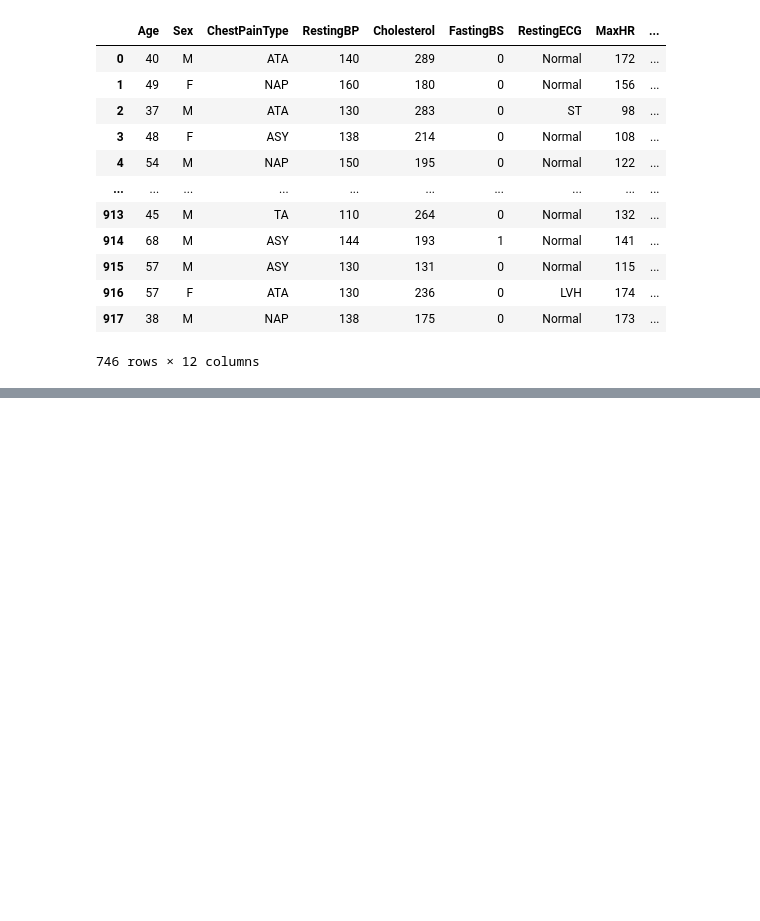
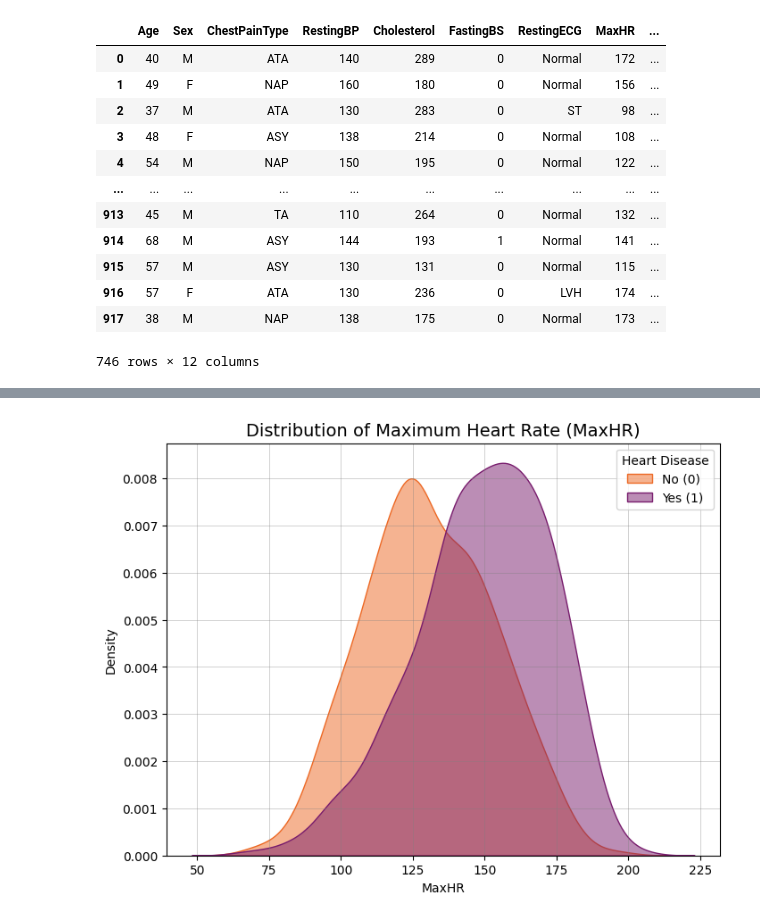
Before and after one commit to Scoochgames/heart-failure-prediction-analysis-with-python-final, a Jupyter notebook: Final_Project_Data_Analysis_in_Python.ipynb, the cells around one changed output, grey strips where cells are left out. Cells and saved outputs as stored; diff of their text form; code cells hidden in the pictures; blank space fills up the shorter version.

```diff
--- a/Final_Project_Data_Analysis_in_Python.ipynb
+++ b/Final_Project_Data_Analysis_in_Python.ipynb
@@ -95,0 +124,10 @@ print('\n The r-value is',df[['Age','Cholesterol']].corr().loc['Age', 'Cholester
+# %%
+fig, axes = plt.subplots(1, 1, figsize=(8, 6))
+sns.kdeplot(data=df, x='MaxHR', hue='HeartDisease', fill=True, alpha=.5, palette='inferno', ax=axes)
+axes.set_title('Distribution of Maximum Heart Rate (MaxHR)', fontsize=14)
+axes.legend(title='Heart Disease', labels=['No (0)', 'Yes (1)'])
+plt.grid(color='grey', linestyle='-', linewidth=0.5, alpha=0.5, zorder=0)
+plt.savefig('maxhr_distribution.png') # Save the plot as a PNG file
+plt.show()
+# %% [output]
+[figure, added]
```
Also changed, not shown: parts of 9 cells of this notebook.
